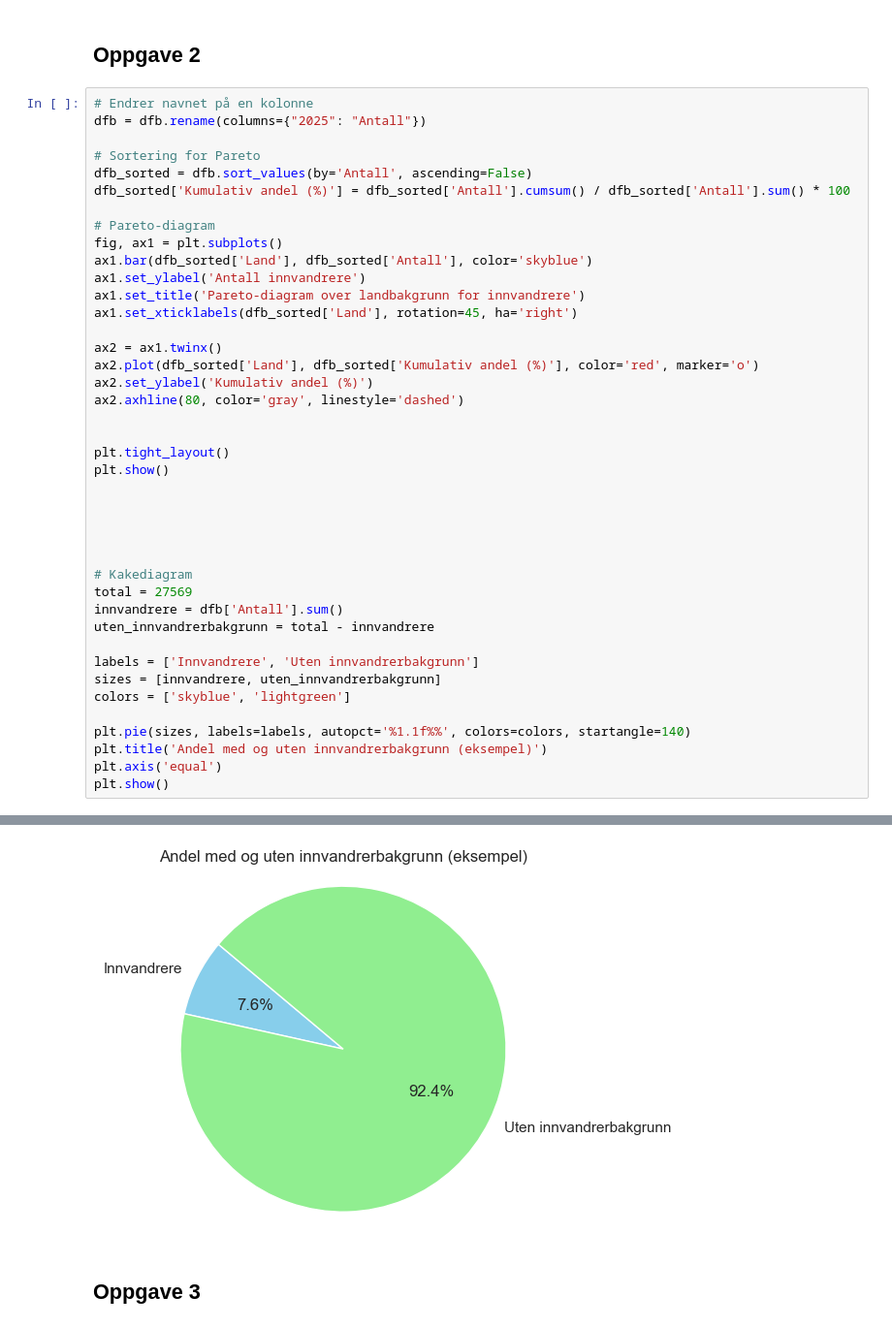
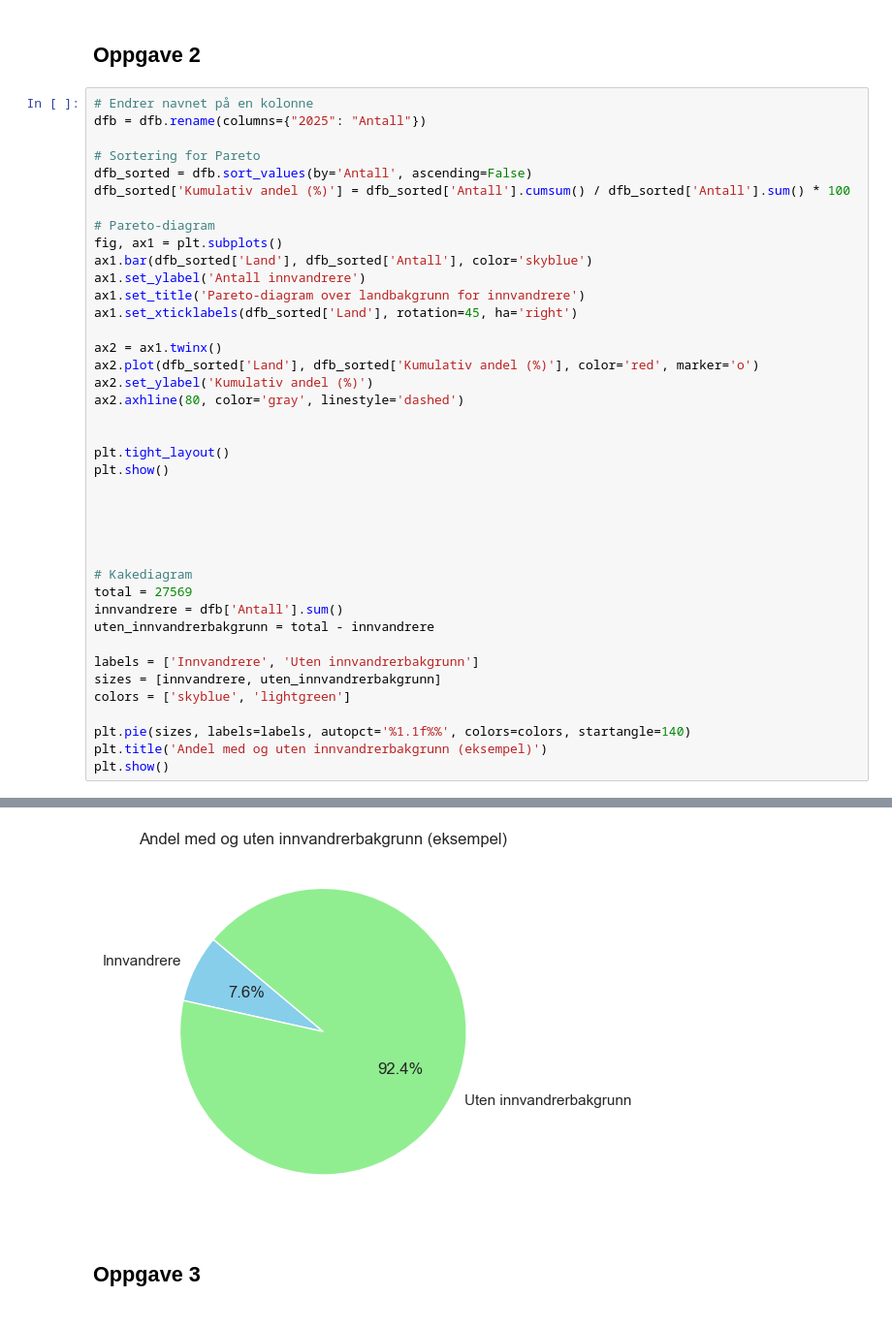
Before and after one commit to madhatter401/SOK-1005---Datavitenskap-for-konomer, a Jupyter notebook: arbeidskrav5/Arbeidskrav 5.ipynb, the cells around one changed output, grey strips where cells are left out. Shown at 97% size. Cells and saved outputs as stored; diff of their text form.

```diff
--- a/arbeidskrav5/Arbeidskrav 5.ipynb
+++ b/arbeidskrav5/Arbeidskrav 5.ipynb
@@ -114,34 +116,33 @@ ax1.set_ylabel('Antall innvandrere')
 ax1.set_title('Pareto-diagram over landbakgrunn for innvandrere')
 ax1.set_xticklabels(dfb_sorted['Land'], rotation=45, ha='right')
 
 ax2 = ax1.twinx()
 ax2.plot(dfb_sorted['Land'], dfb_sorted['Kumulativ andel (%)'], color='red', marker='o')
 ax2.set_ylabel('Kumulativ andel (%)')
 ax2.axhline(80, color='gray', linestyle='dashed')
 
 
 plt.tight_layout()
 plt.show()
 
 
 
 
 
 # Kakediagram
 total = 27569
 innvandrere = dfb['Antall'].sum()
 uten_innvandrerbakgrunn = total - innvandrere
 
 labels = ['Innvandrere', 'Uten innvandrerbakgrunn']
 sizes = [innvandrere, uten_innvandrerbakgrunn]
 colors = ['skyblue', 'lightgreen']
 
 plt.pie(sizes, labels=labels, autopct='%1.1f%%', colors=colors, startangle=140)
 plt.title('Andel med og uten innvandrerbakgrunn (eksempel)')
-plt.axis('equal')
 plt.show()
 # %% [output]
 [figure]
-[figure, old version]
+[figure, new version]
 # %% [markdown]
 ## Oppgave 3
```
Also changed, not shown: parts of 10 cells of this notebook.
